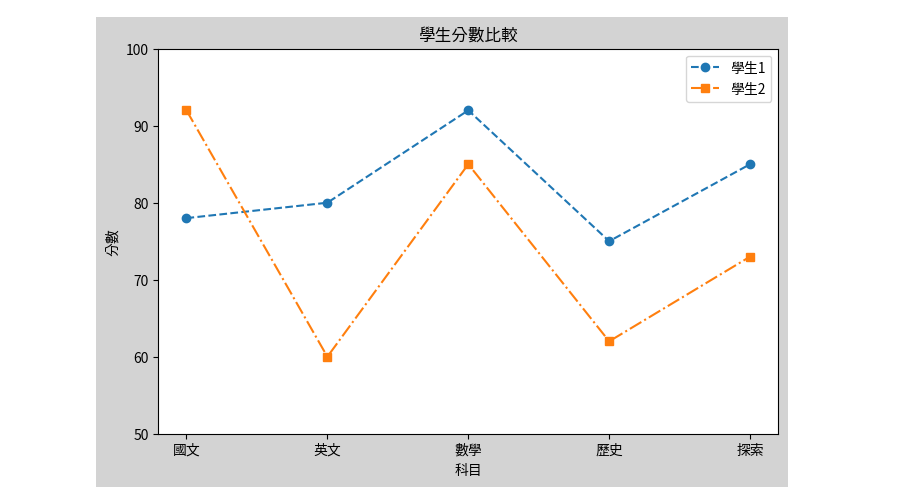
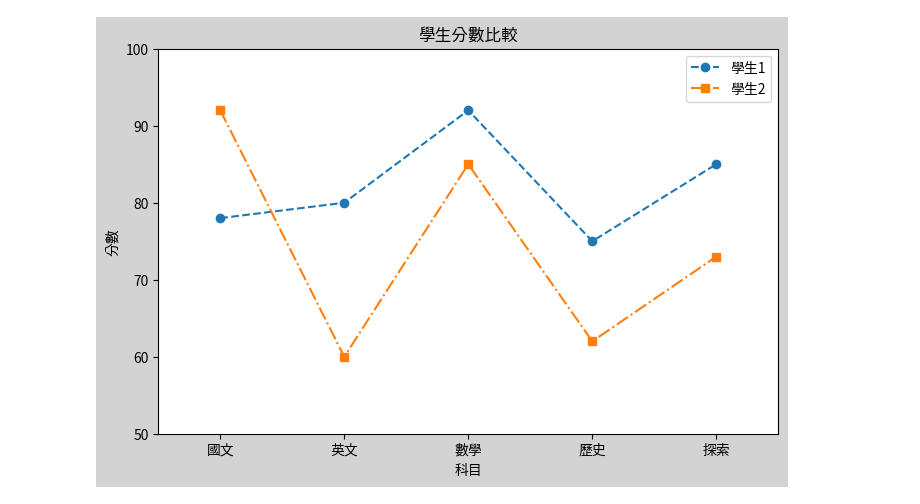
Before and after one commit to roberthsu2003/__2025_10_14_2_4_ai__, a Jupyter notebook: lesson14/lesson14_1.ipynb, the cells around one changed output. Saved outputs shown, nothing was run; the diff lists cells and outputs as text; code cells hidden in the pictures.

```diff
--- a/lesson14/lesson14_1.ipynb
+++ b/lesson14/lesson14_1.ipynb
@@ -9,32 +9,33 @@ import matplotlib.pyplot as plt
 
 student1 = {"國文":78, "英文":80, "數學":92, "歷史":75, "探索":85}
 student2 = {"國文":92, "英文":60, "數學":85, "歷史":62, "探索":73}
 
 subjects = list(student1.keys())
 scores1 = list(student1.values())
 scores2 = list(student2.values())
 
 figure = plt.figure(dpi=100, figsize=(8,5), facecolor='lightgray')
 axes = figure.add_subplot(1,1,1)
 axes.set_title("學生分數比較")
 axes.set_xlabel("科目")
 axes.set_ylabel("分數")
 
 # 在 plot 時加上 label，然後呼叫 legend()
 # 自訂line的style
 
 axes.plot(subjects, scores1, marker='o', label='學生1', linestyle='--')
 axes.plot(subjects, scores2, marker='s', label='學生2', linestyle='-.')
 axes.legend()
 
 # 圖表左右和上下留白,避免貼齊邊框,由程式控制距離
 # 請使用改變 xticks 和 yticks 的方式來達成
-axes.set_xticks(subjects)
+# 使用最簡單的方式設定左右多一些留白
+axes.set_xlim(-0.5, len(subjects)-0.5)
 
 # 請改變 yticks 的刻度範圍和間距,起始值是我的最小分數,終止值是我的最大分數
 axes.set_yticks(range(min(min(scores1), min(scores2)) - 10 , max(max(scores1), max(scores2)) + 10, 10))
 
 
 plt.show()
 # %% [output]
-[figure, old version]
+[figure, new version]
```
